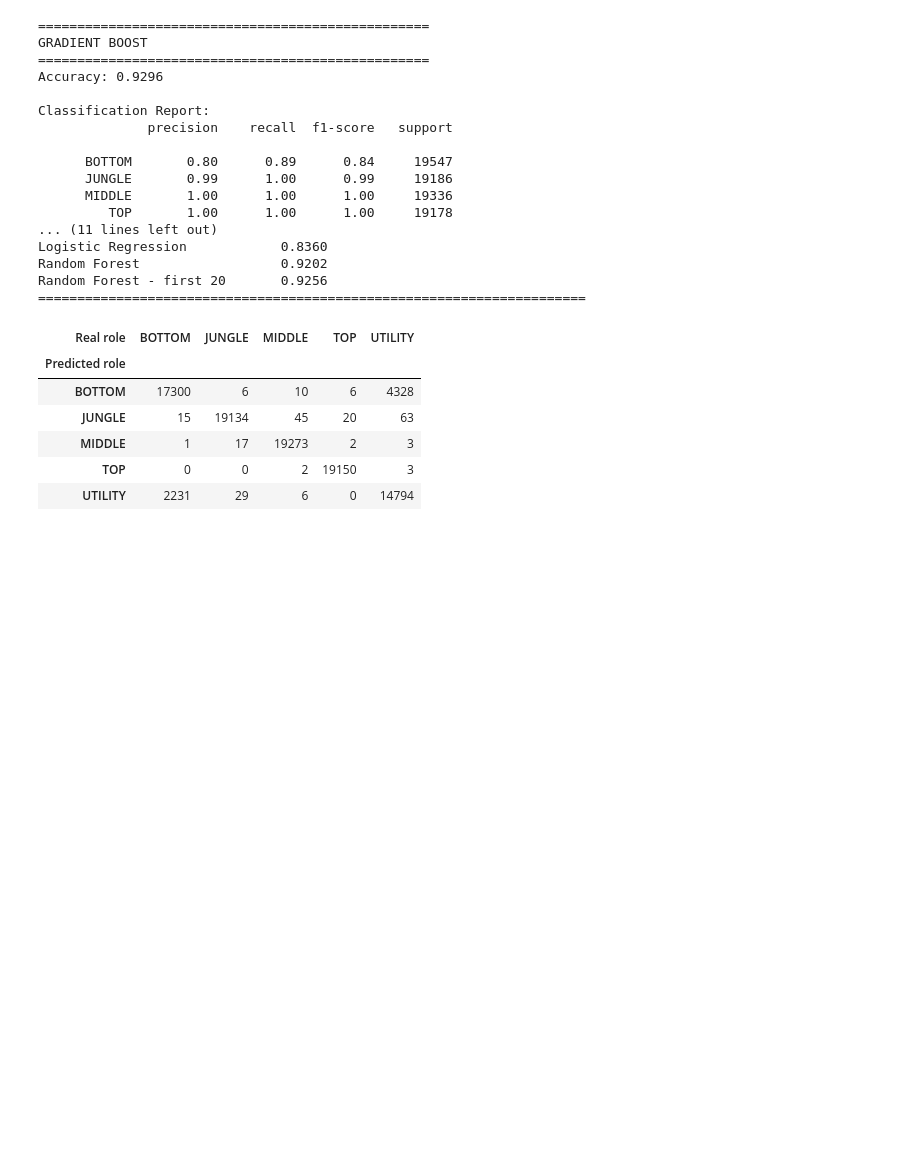
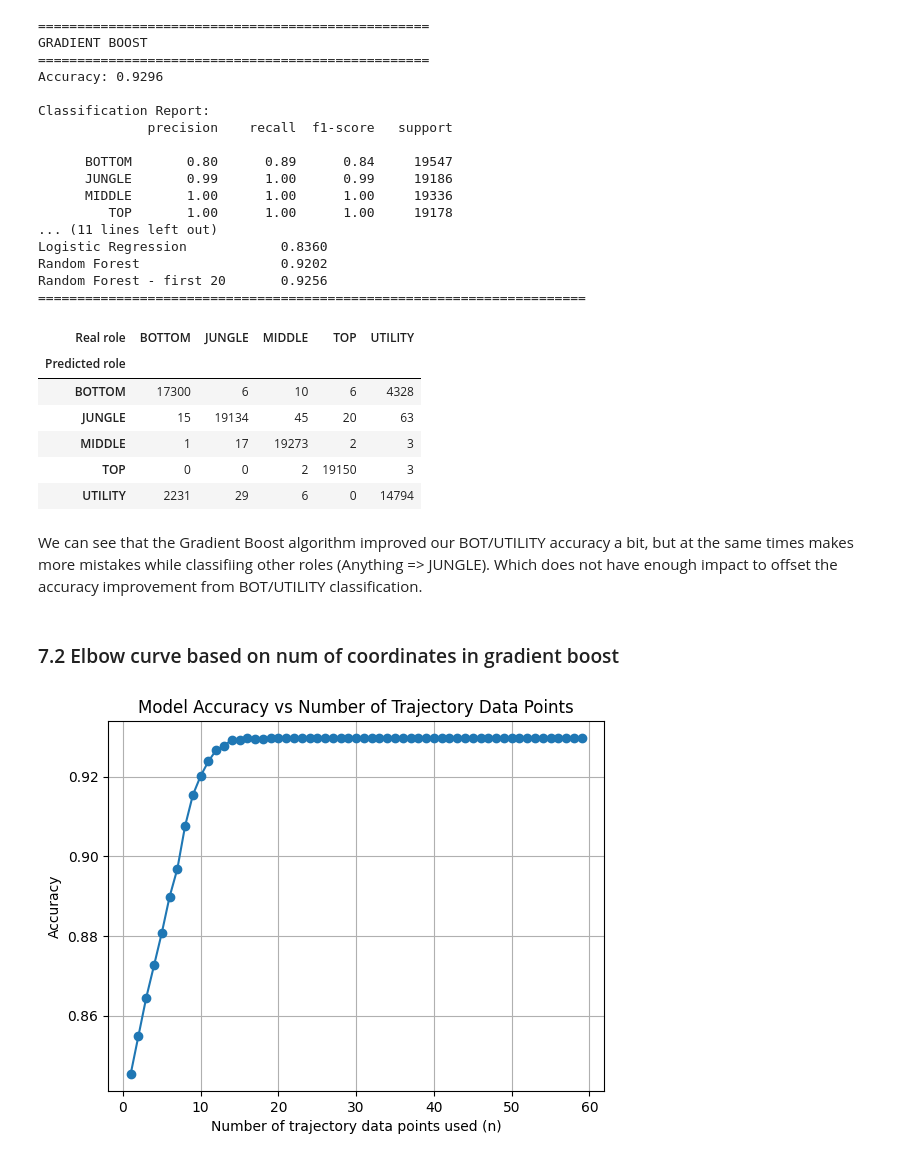
Before and after one commit to Kapponohacco/League-Ml-Project, a Jupyter notebook: src/models.ipynb, the cells around one changed output. Drawn from its saved outputs; the diff is of its cells as text; code cells hidden in the pictures; blank space fills up the shorter version.

```diff
--- a/src/models.ipynb
+++ b/src/models.ipynb
@@ -932,3 +948,42 @@ confusion_table_gb
 | MIDDLE | 1 | 17 | 19273 | 2 | 3 |
 | TOP | 0 | 0 | 2 | 19150 | 3 |
 | UTILITY | 2231 | 29 | 6 | 0 | 14794 |
+# %% [markdown]
+We can see that the Gradient Boost algorithm improved our BOT/UTILITY accuracy a bit, but at the same times makes more mistakes while classifiing other roles (Anything => JUNGLE). Which does not have enough impact to offset the accuracy improvement from BOT/UTILITY classification.
+# %% [markdown]
+### 7.2 Elbow curve based on num of coordinates in gradient boost
+# %%
+X_train,X_test,y_train,y_test = train_test_split(X,y, test_size=0.2,random_state=random_state)
+
+res = []
+for n in range(1,60):
+    position_cols = [f'x{i}' for i in range(1,n+1)] + [f'y{i}' for i in range(1,n+1)]
+    X_train_i = X_train[position_cols]
+    X_test_i = X_test[position_cols]
+
+    model_gb_i = HistGradientBoostingClassifier(
+    max_iter=50,
+    learning_rate=0.1,
+    max_depth=3,
+    random_state=random_state
+)
+    model_gb_i.fit(X_train_i,y_train)
+    y_pred_gb_i = model_gb_i.predict(X_test_i)
+
+    accuracy_i = accuracy_score(y_test, y_pred_gb_i)
+    res.append(accuracy_i)
+
+
+n_values = list(range(1, 60))
+
+plt.figure()
+plt.plot(n_values, res, marker='o')
+
+plt.xlabel('Number of trajectory data points used (n)')
+plt.ylabel('Accuracy')
+plt.title('Model Accuracy vs Number of Trajectory Data Points')
+
+plt.grid(True)
+plt.show()
+# %% [output]
+[figure, added]
```
Also changed, not shown: parts of 15 cells of this notebook, 2 other files.
